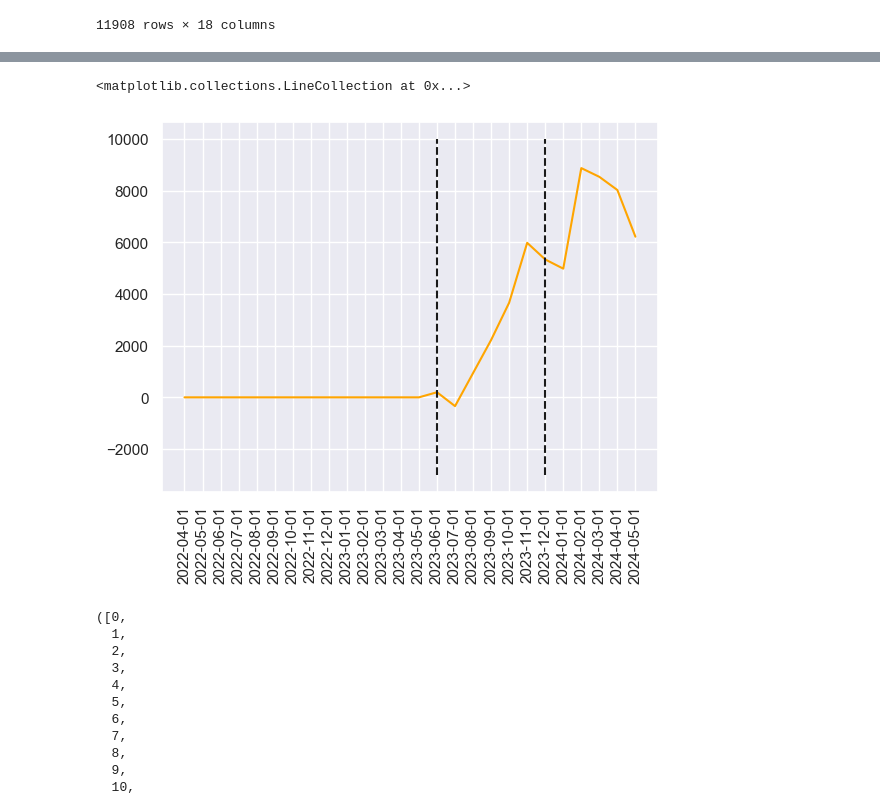
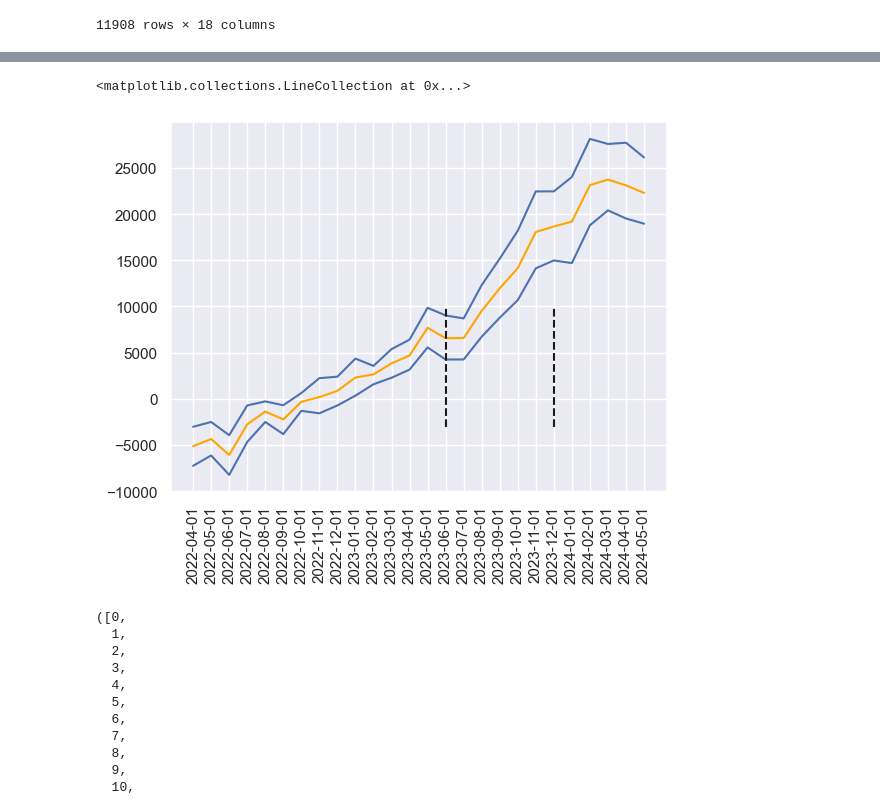
Before and after one commit to xan-d-or/mortgage_project_2024, a Jupyter notebook: bootstrap_estimation.ipynb, the cells around one changed output, grey strips where cells are left out. Cells and saved outputs as stored; diff of their text form; code cells hidden in the pictures.

```diff
--- a/bootstrap_estimation.ipynb
+++ b/bootstrap_estimation.ipynb
@@ -35,3 +23,5 @@ df
 | 11906 | 11906 | Ноябрьск | 143567 | 100188 | NaN | NaN | 5 | ... |
 | 11907 | 11907 | Салехард | 186524 | 47910 | NaN | NaN | 5 | ... |
 11908 rows × 18 columns
+# %%
+control_cities = list(set(list(df.query('dummy_space== 0')['city_id'])))
@@ -38,7 +32,14 @@ df
+# %%
+import random
+random.seed(37)
+group_of_items = control_cities  # a sequence or set will work here.
+num_to_select = 23                           # set the number to select here.
+list_of_random_items = random.sample(group_of_items, num_to_select)
+df['placebo_flg'] = df['city_id'].apply(lambda x: int(x in list_of_random_items))
 # %%
 import numpy as np
 import pandas as pd
-from sklearn.linear_model import LinearRegression, Ridge
+from sklearn.linear_model import LinearRegression, Ridge, Lasso
 from sklearn.tree import DecisionTreeRegressor
 from sklearn.neighbors import KNeighborsRegressor
 
@@ -59,6 +60,7 @@ def synth_ci(df
         и выдаёт временной ряд среднего эффекта воздействия'''
         sub_df = df[df[id_name].apply(lambda x: x in city_id_list)]
         treatment_cities = list(set(list(sub_df.query(dummy_space_name+'== 1')[id_name])))
+
         res = pd.DataFrame()
         #Идём по городам воздействия
         if len(treatment_cities) == 0:
@@ -71,7 +73,7 @@ def synth_ci(df
 
             #Обучаем линейную регрессию на претренде
             train = tmp.loc[tmp[t_name] < t_treatment]
-            lr =LinearRegression()
+            lr = Lasso(alpha=1e8)
             lr.fit(train.drop(columns = [city, t_name]), train[city])
             #Записываем в результат разницу между истинным значением и предиктом
             res[city] = tmp[city] - lr.predict(tmp.drop(columns = [city, t_name]))
@@ -89,10 +91,10 @@ def synth_ci(df
 
     # Тут пишем бутстрап
 
-    # b = boot((cities_list,), sc, n_resamples=1000, method = 'basic')
+    b = boot((cities_list,), sc, n_resamples=1000, method = 'basic')
 
-    # res1['lower'] = b.confidence_interval.low
-    # res1['upper'] = b.confidence_interval.high
+    res1['lower'] = b.confidence_interval.low
+    res1['upper'] = b.confidence_interval.high
 
     return res1
 # %%
@@ -175,15 +269,15 @@ data
 # %%
 #Плацебо тест на претренде
 t_treatment= '2023-06-01'
 data = synth_ci(df, t_treatment= t_treatment )
 plt.plot(data['month_dt'], data['diff'], color = 'orange')
 plt.xticks(rotation =90)
-# plt.plot(data['month_dt'], data['upper'], color = 'b')
-# plt.plot(data['month_dt'], data['lower'], color = 'b')
+plt.plot(data['month_dt'], data['upper'], color = 'b')
+plt.plot(data['month_dt'], data['lower'], color = 'b')
 plt.vlines(x = ['2023-12-01', t_treatment], ymin = -3000, ymax = 10000, colors='k', linestyles='--')
 # %% [output]
 <matplotlib.collections.LineCollection at 0x...>
-[figure, old version]
+[figure, new version]
 # %%
 data = synth_ci(df)
 plt.plot(data['month_dt'], data['diff'], color = 'orange')
```
Also changed, not shown: parts of 7 cells of this notebook.
